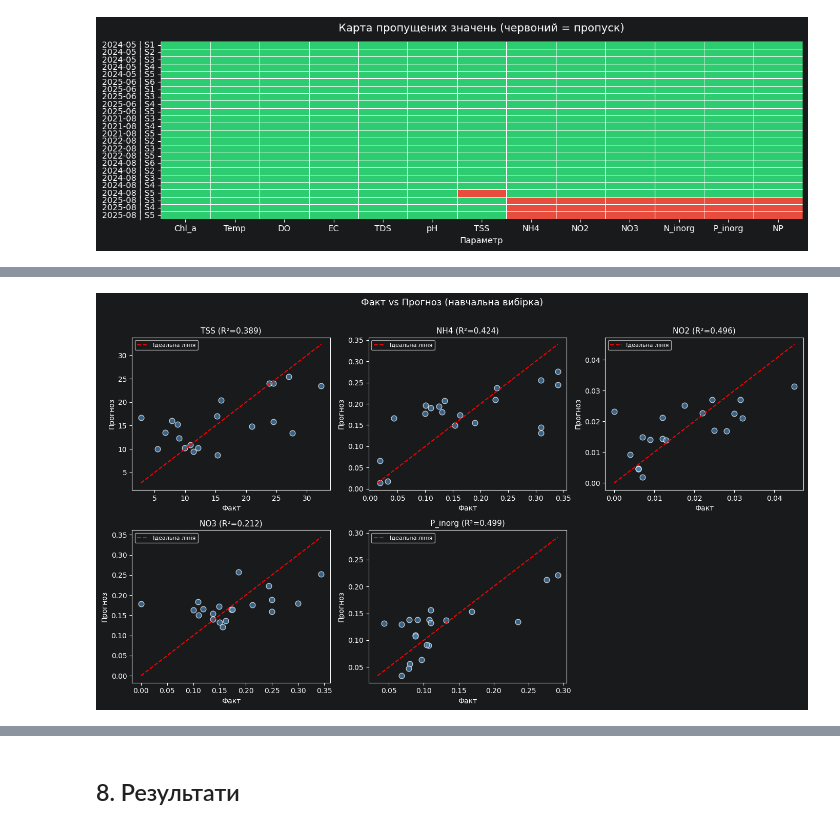
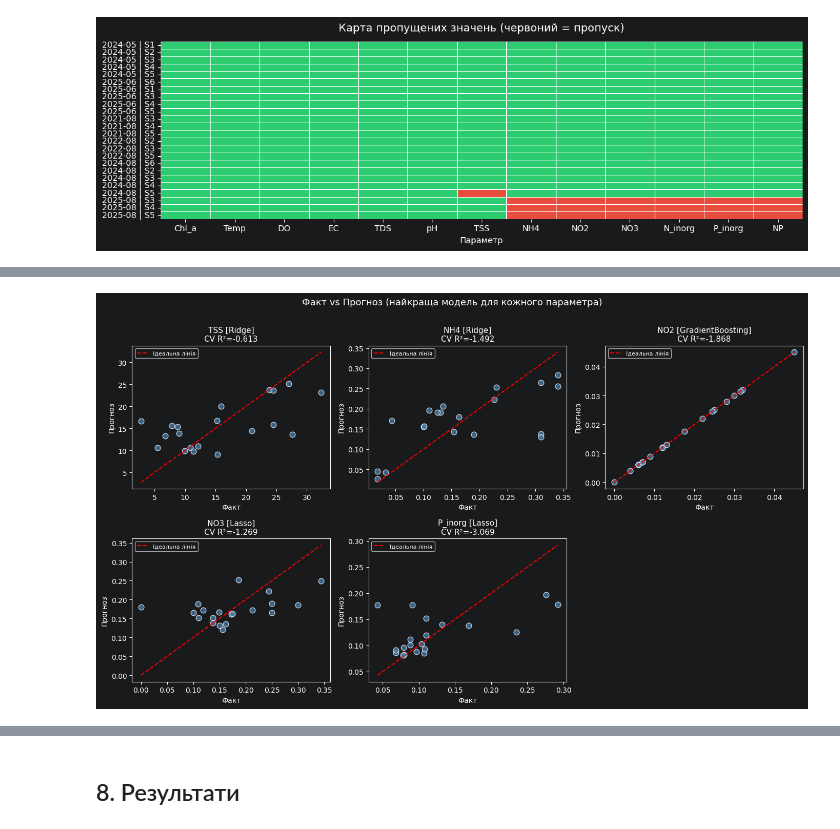
Before and after one commit to bohdan-holovin/data-analys-k, a Jupyter notebook: kanevske_analysis.ipynb, the cells around one changed output, grey strips where cells are left out. Saved outputs shown, nothing was run; the diff lists cells and outputs as text; code cells hidden in the pictures.

```diff
--- a/kanevske_analysis.ipynb
+++ b/kanevske_analysis.ipynb
@@ -299,26 +987,32 @@ P_inorg = +0.1943 +0.0019 * Chl_a -0.0025 * Temp -0.0038 * TSS
 # %%
-# Графіки: факт vs прогноз для кожної моделі
-fig, axes = plt.subplots(2, 3, figsize=(14, 8))
-axes = axes.flatten()
+# Графіки: факт vs прогноз для найкращої моделі кожного параметра
+n_targets = len(best_models)
+n_cols = 3
+n_rows = (n_targets + n_cols - 1) // n_cols
 
-for i, (target, info) in enumerate(models.items()):
+fig, axes = plt.subplots(n_rows, n_cols, figsize=(14, 4 * n_rows))
+axes = np.array(axes).flatten()
+
+for i, (target, info) in enumerate(best_models.items()):
     train = complete[info['predictors'] + [target]].dropna()
     X = train[info['predictors']].values
     y_true = train[target].values
     y_pred = info['model'].predict(X)
 
     ax = axes[i]
     ax.scatter(y_true, y_pred, color='steelblue', alpha=0.7, edgecolors='white', s=60)
     mn, mx = min(y_true.min(), y_pred.min()), max(y_true.max(), y_pred.max())
     ax.plot([mn, mx], [mn, mx], 'r--', lw=1.5, label='Ідеальна лінія')
-    ax.set_title(f'{target} (R²={info["r2"]:.3f})', fontsize=11)
+    ax.set_title(f'{target} [{info["model_name"]}]\nCV R²={info["r2_cv"]:.3f}', fontsize=11)
     ax.set_xlabel('Факт')
     ax.set_ylabel('Прогноз')
     ax.legend(fontsize=8)
 
-axes[-1].axis('off')
-fig.suptitle('Факт vs Прогноз (навчальна вибірка)', fontsize=13, y=1.01)
+for j in range(i + 1, len(axes)):
+    axes[j].axis('off')
+
+fig.suptitle('Факт vs Прогноз (найкраща модель для кожного параметра)', fontsize=13, y=1.01)
 plt.tight_layout()
 plt.show()
 # %% [output]
-[figure, old version]
+[figure, new version]
```
Also changed, not shown: parts of 36 cells of this notebook.
